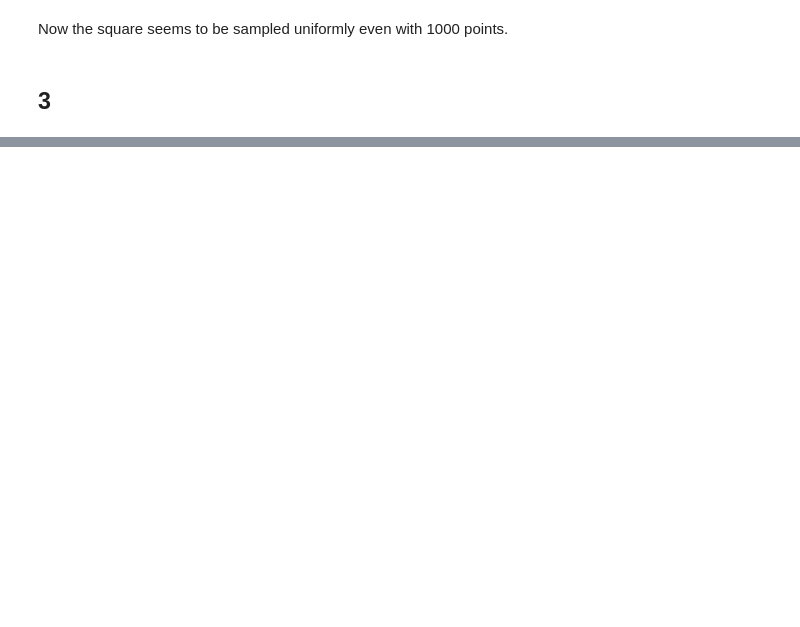
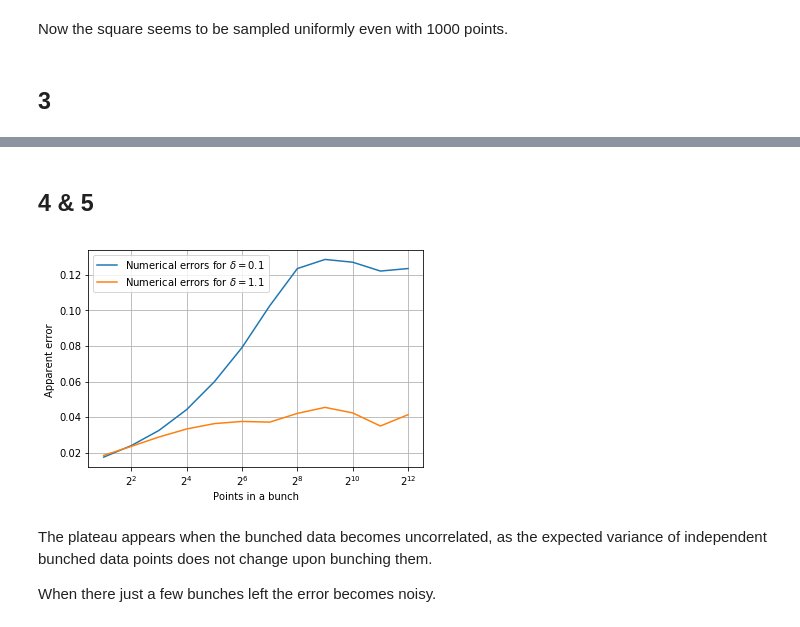
Before and after one commit to neonjoo/comp_sci, a Jupyter notebook: hw3.ipynb, the cells around one changed output, grey strips where cells are left out. Cells and saved outputs as stored; diff of their text form; code cells hidden in the pictures; blank space fills up the shorter version.

```diff
--- a/hw3.ipynb
+++ b/hw3.ipynb
@@ -213,0 +211,70 @@ Super predicted error of estimator:
+# %% [markdown]
+## 4 & 5
+# %%
+import numpy as np
+import matplotlib.pyplot as plt
+
+iters = 13
+n = 2**iters
+stepsizes = [0.1, 1.1]
+
+fig, ax = plt.subplots()
+
+for stepsize in stepsizes:
+    total_varss = np.zeros(iters)
+    S = np.zeros(n)
+    x, y = 0, 0
+
+    for i in range(n):
+        dx = np.random.uniform(-stepsize,stepsize)
+        dy = np.random.uniform(-stepsize,stepsize)
+        x = x + dx
+        y = y + dy
+
+        if abs(x) > 1 or abs(y) > 1:
+            x = x - dx
+            y = y - dy
+        if (x**2 + y**2) < 1:
+            S[i] = 4
+
+    def bunching(input):
+        size = len(input)
+        total = 0
+        squares = 0
+        output = []
+        for i in range(int(size/2)):
+            bunched = input[2*i] + input[2*i+1]
+            total += bunched
+            squares += input[2*i]**2 + input[2*i+1]**2
+            output.append(bunched/2)
+        mean = total / size
+        error = np.sqrt(squares/size - mean**2) / np.sqrt(size)
+
+        return mean, error, output
+
+    errors = []
+    means = []
+
+    for i in range(iters-1):
+        temp_mean, temp_error, bunched = bunching(S)
+        means.append(temp_mean)
+        errors.append(temp_error)
+        S = bunched[:]
+
+    ax.set_xscale('log', basex=2)
+
+    xx = [ 2**i for i in range(1, iters)]
+    plt.plot(xx, errors, '-', label="Numerical errors for " + r'$\delta = $' + str(stepsize))
+    plt.legend()
+    plt.xlabel("Points in a bunch")
+    plt.ylabel("Apparent error ")
+plt.grid()
+plt.show()
+plt.close("all")
+# %% [output]
+[figure, added]
+# %% [markdown]
+The plateau appears when the bunched data becomes uncorrelated, as the expected variance of independent bunched data points does not change upon bunching them.
+
+
+When there just a few bunches left the error becomes noisy.
```
Also changed, not shown: parts of 4 cells of this notebook.
